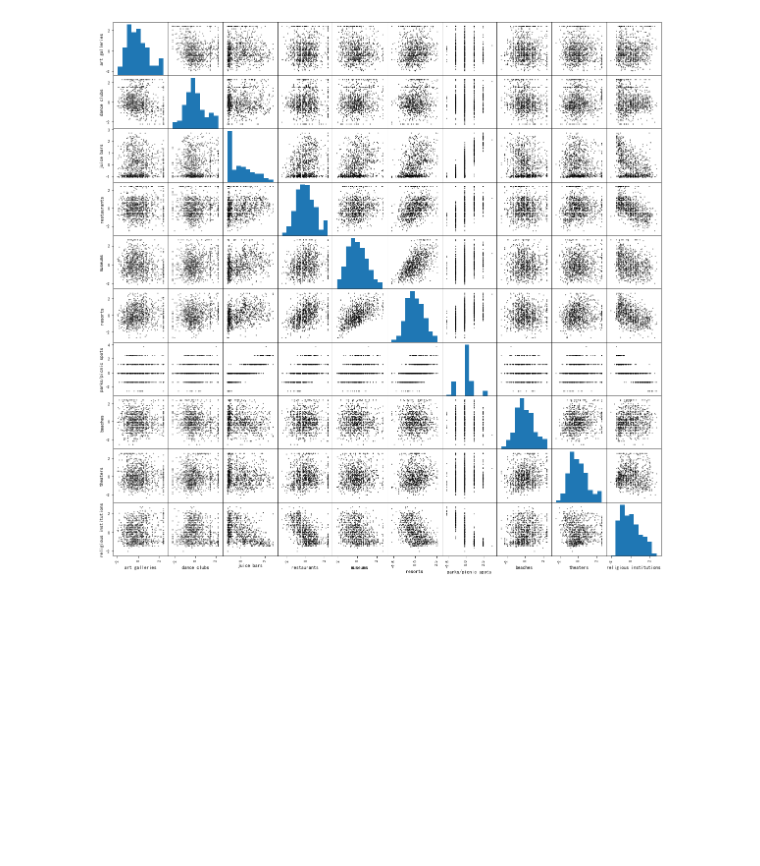
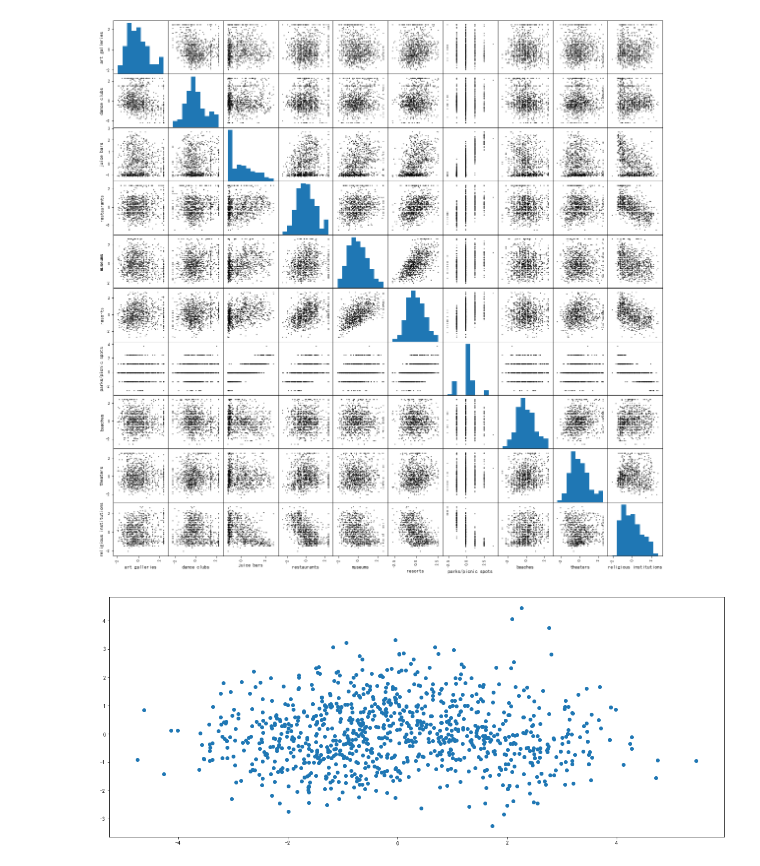
Before and after one commit to MKMQ99/Data-Mining, a Jupyter notebook: 聚类/cluster.ipynb, the cells around one changed output. Cells and saved outputs as stored; diff of their text form; code cells hidden in the pictures; blank space fills up the shorter version.

```diff
--- a/聚类/cluster.ipynb
+++ b/聚类/cluster.ipynb
@@ -139,3 +143,21 @@ pd.plotting.scatter_matrix(data, figsize=(20,20), c = 'k', marker = '0', s = 3,
 plt.show()
 # %% [output]
 [figure]
+# %%
+#2维下聚类处理
+#进行降维
+pca = PCA(n_components=2)
+newdata = pca.fit_transform(data)
+
+x = []
+y = []
+
+for i in range(len(newdata)):
+    x.append(newdata[i][0])
+    y.append(newdata[i][1])
+
+plt.scatter(x, y)
+plt.show()
+#降到2维的结果
+# %% [output]
+[figure, added]
```
Also changed, not shown: parts of 8 cells of this notebook, 1 other file.
